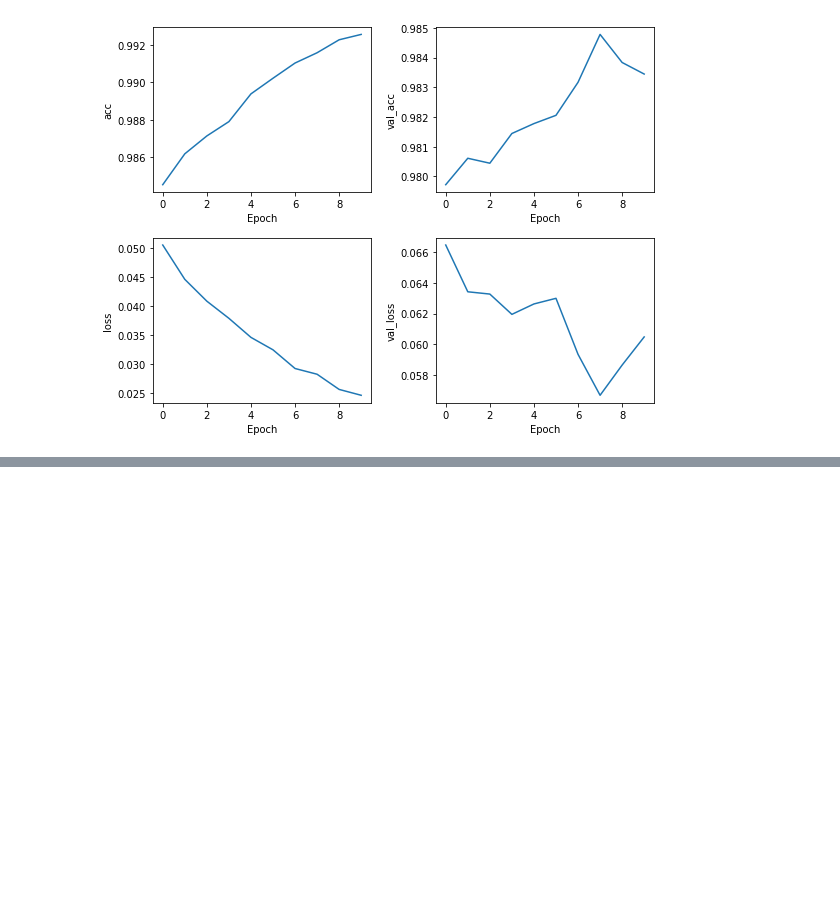
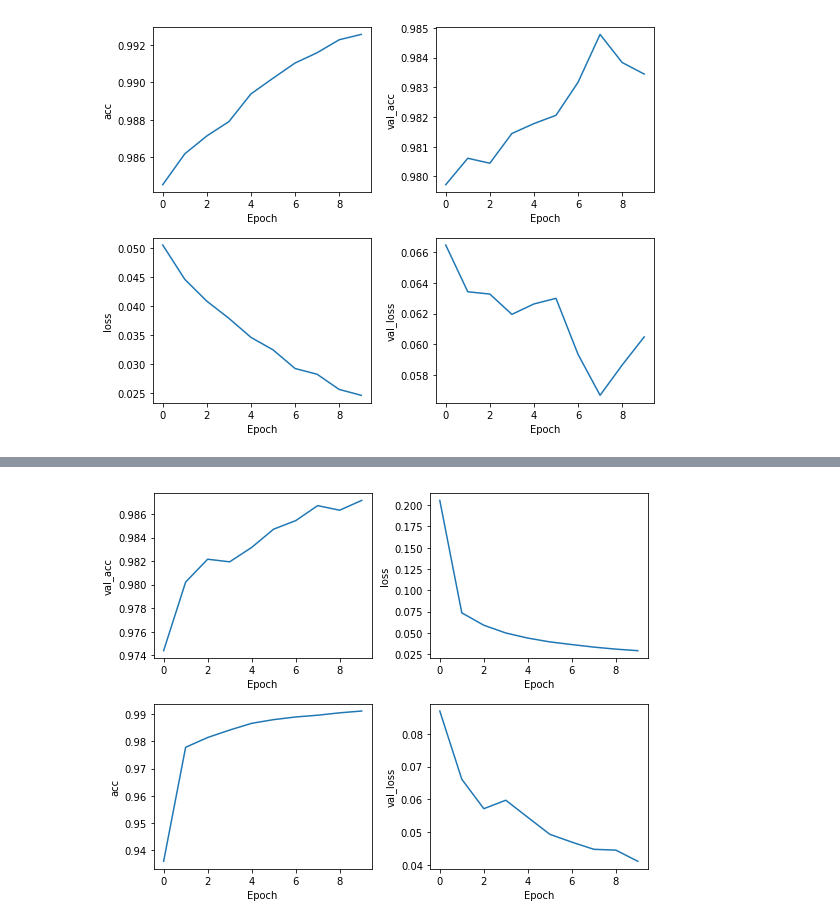
Before and after one commit to silva13/Capstone, a Jupyter notebook: 3. MLP CNN.ipynb, the cells around one changed output, grey strips where cells are left out. Saved outputs shown, nothing was run; the diff lists cells and outputs as text; code cells hidden in the pictures; blank space fills up the shorter version.

```diff
--- a/3. MLP CNN.ipynb
+++ b/3. MLP CNN.ipynb
@@ -33,0 +18,9 @@ y_test=np.array(testing[1])
+# %%
+mndata = MNIST('./python-mnist/data')
+X_train,y_train=mndata.load_training()
+X_test, y_test=mndata.load_testing()
+X_train=np.array(X_train)
+y_train=np.array(y_train)
+X_test= np.array(X_test)
+y_test=np.array(y_test)
+X_train.shape, y_train.shape, X_test.shape, y_test.shape
@@ -612,3 +607,18 @@ for i, (title, data) in enumerate(cnn_history.history.items()):
 plt.tight_layout()
 # %% [output]
 [figure]
+# %%
+cnn_3 = Sequential([
+    Conv2D(32, kernel_size=(5, 5),
+                 activation='relu',
+                 input_shape=(28,28,1),
+                 padding='same'),
+    MaxPool2D(),
+    Conv2D(64, (3, 3), activation='relu'),
+    Dropout(.1),
+    MaxPool2D(),
+    Conv2D(120, (1,1), activation='relu'),
+    Dropout(.1),
+    Flatten(),
+    Dense(10, activation='softmax')
+])
@@ -614,0 +645,6 @@ plt.tight_layout()
+# %%
+cnn_3.compile(loss=keras.losses.categorical_crossentropy,
+              optimizer=keras.optimizers.Adadelta(),
+              metrics=['accuracy'])
+# %%
+cnn_history = cnn_3.fit(X_train, y_train, validation_split=.3, epochs=10, )
@@ -614,0 +669,10 @@ plt.tight_layout()
+# %%
+fig = plt.figure(figsize=(8,6))
+for i, (title, data) in enumerate(cnn_history.history.items()):
+    fig.add_subplot(2,2,1+i)
+    plt.plot(data)
+    plt.xlabel('Epoch')
+    plt.ylabel(title)
+plt.tight_layout()
+# %% [output]
+[figure, added]
```
Also changed, not shown: parts of 10 cells of this notebook.
